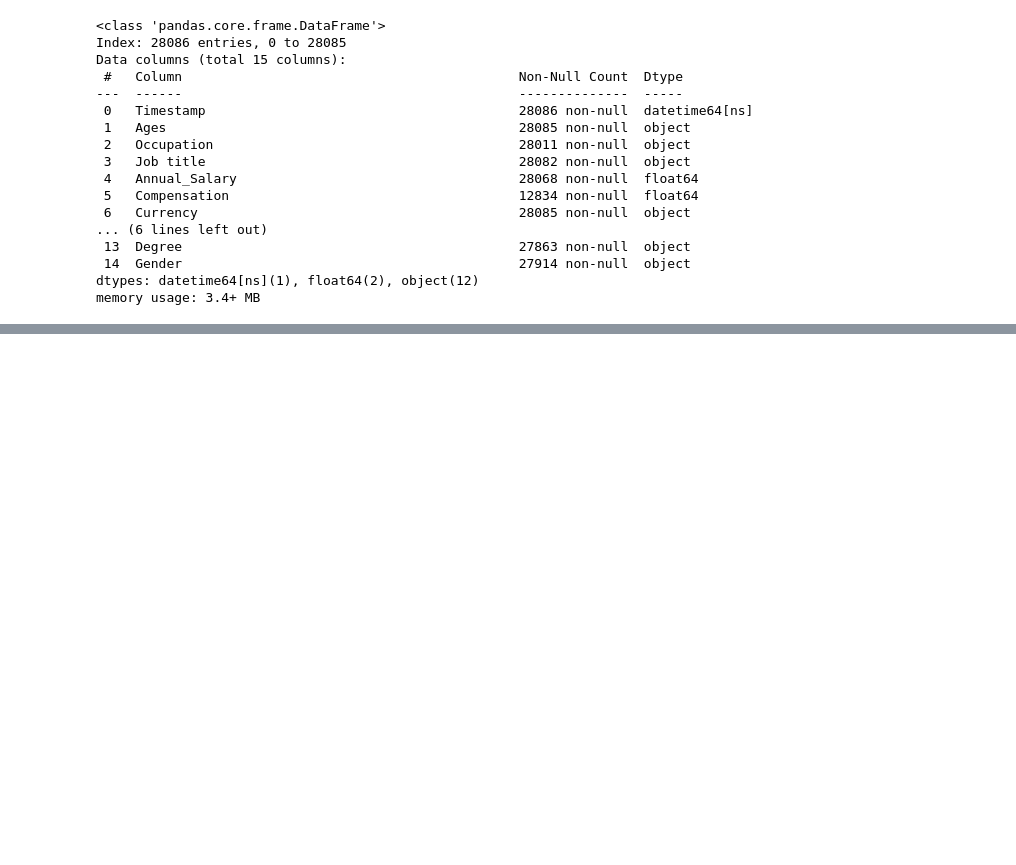
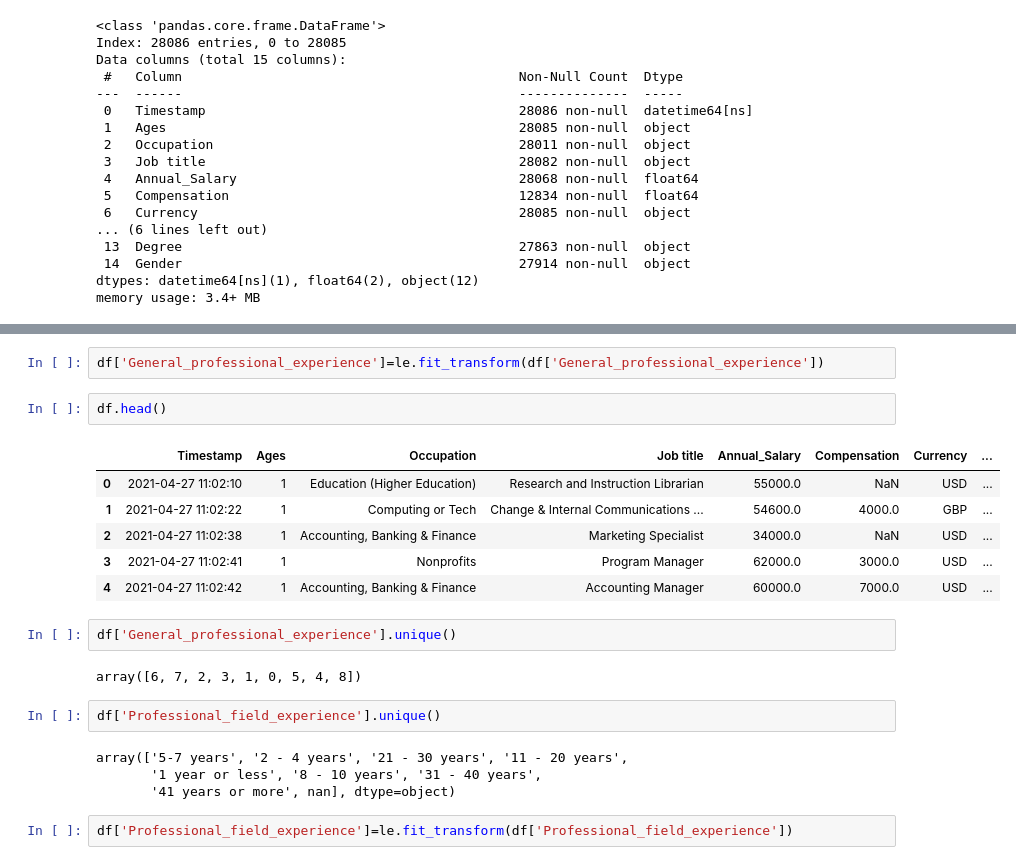
Before and after one commit to sba25078/ca-1-data-exploration-and-preparartion-Mrfolami, a Jupyter notebook: CA1.ipynb, the cells around one changed output, grey strips where cells are left out. Cells and saved outputs as stored; diff of their text form; blank space fills up the shorter version.

```diff
--- a/CA1.ipynb
+++ b/CA1.ipynb
@@ -652,0 +681,23 @@ Transforming object with ordinary encoded and hot-encoded
+# %%
+df['General_professional_experience']=le.fit_transform(df['General_professional_experience'])
+# %%
+df.head()
+# %% [output]
+|  | Timestamp | Ages | Occupation | Job title | Annual_Salary | Compensation | Currency | ... |
+| 0 | 2021-04-27 11:02:10 | 1 | Education (Higher Education) | Research and Instruction Librarian | 55000.0 | NaN | USD | ... |
+| 1 | 2021-04-27 11:02:22 | 1 | Computing or Tech | Change & Internal Communications ... | 54600.0 | 4000.0 | GBP | ... |
+| 2 | 2021-04-27 11:02:38 | 1 | Accounting, Banking & Finance | Marketing Specialist | 34000.0 | NaN | USD | ... |
+| 3 | 2021-04-27 11:02:41 | 1 | Nonprofits | Program Manager | 62000.0 | 3000.0 | USD | ... |
+| 4 | 2021-04-27 11:02:42 | 1 | Accounting, Banking & Finance | Accounting Manager | 60000.0 | 7000.0 | USD | ... |
+# %%
+df['General_professional_experience'].unique()
+# %% [output]
+array([6, 7, 2, 3, 1, 0, 5, 4, 8])
+# %%
+df['Professional_field_experience'].unique()
+# %% [output]
+array(['5-7 years', '2 - 4 years', '21 - 30 years', '11 - 20 years',
+       '1 year or less', '8 - 10 years', '31 - 40 years',
+       '41 years or more', nan], dtype=object)
+# %%
+df['Professional_field_experience']=le.fit_transform(df['Professional_field_experience'])
```
Also changed, not shown: parts of 16 cells of this notebook.
